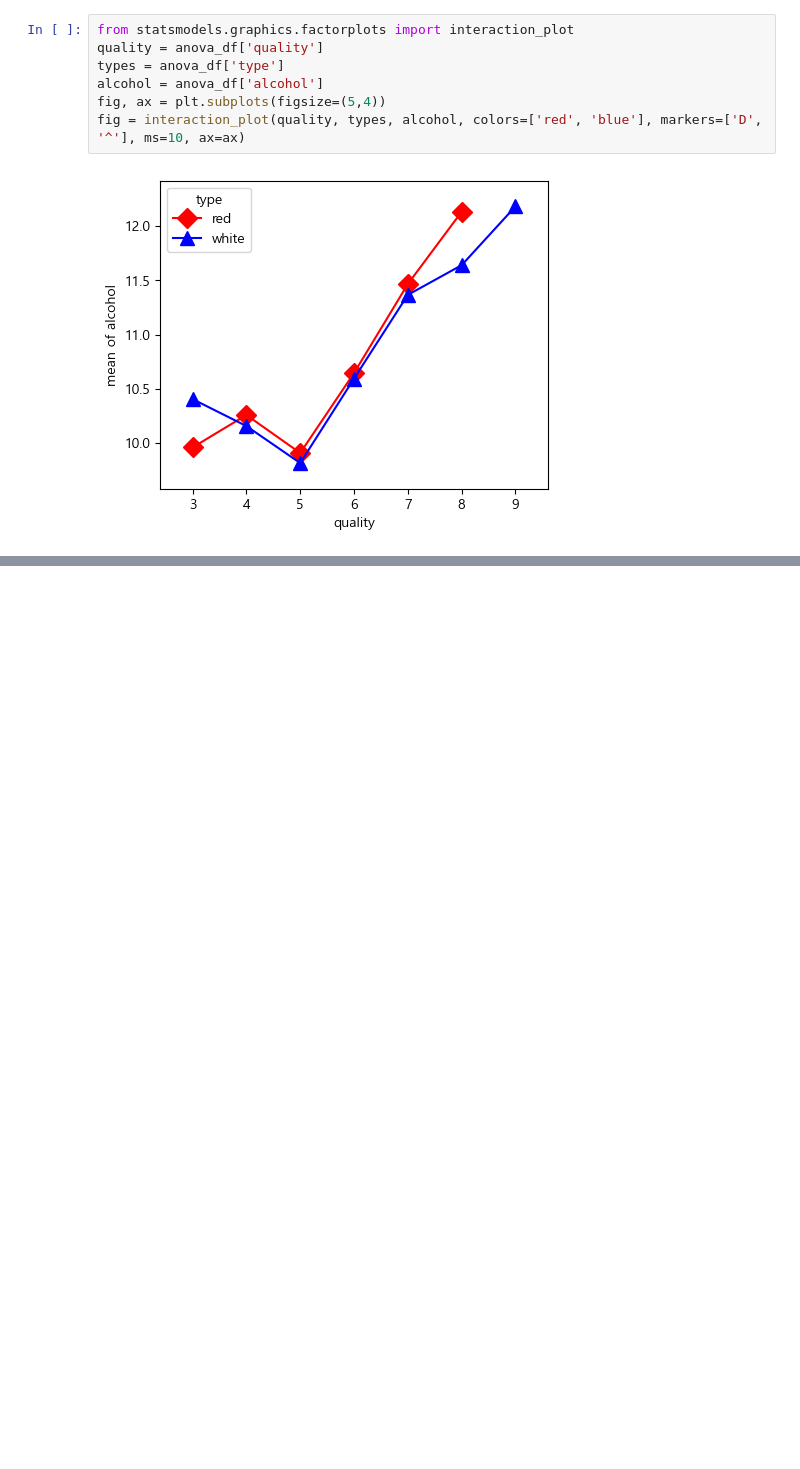
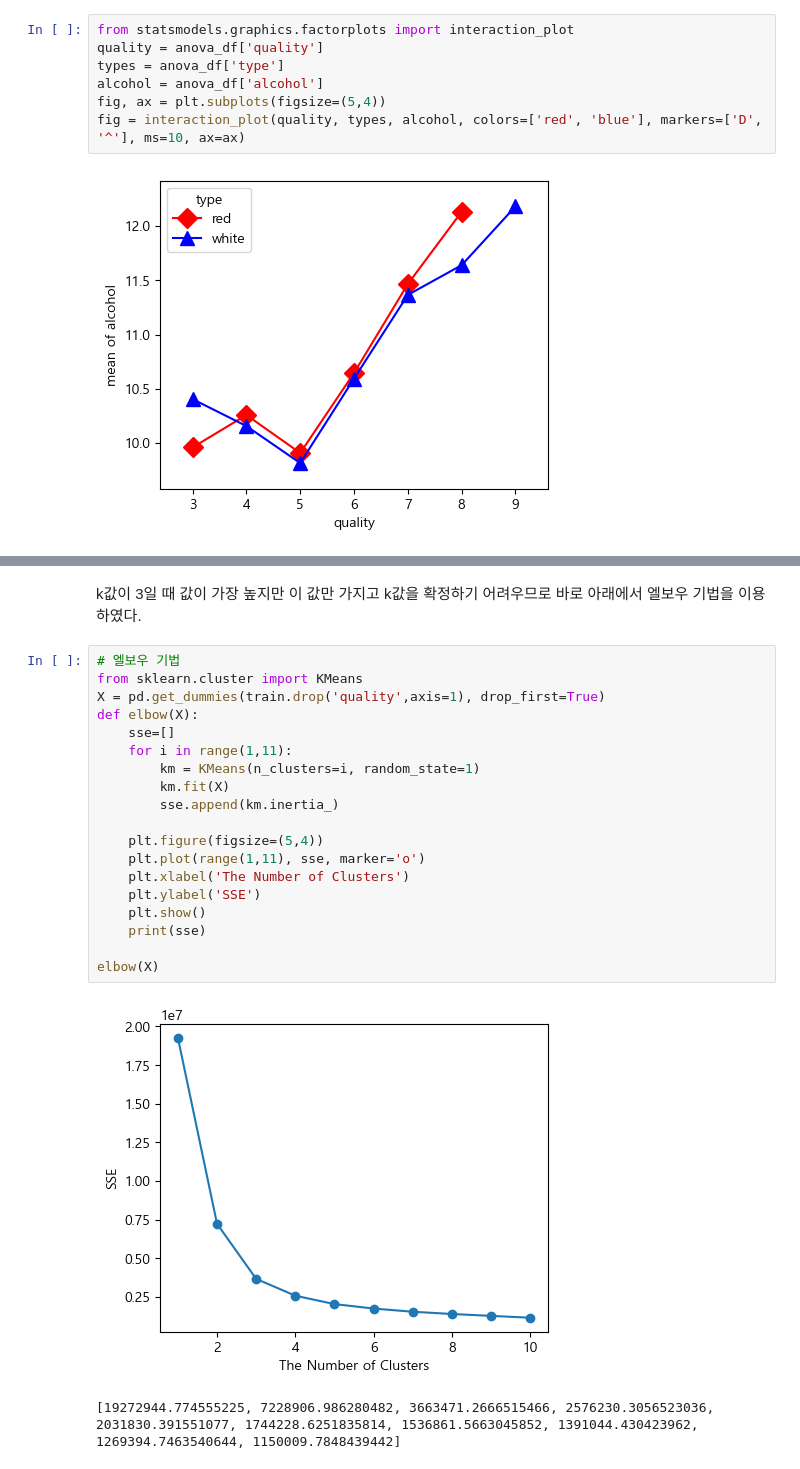
Before and after one commit to Park-Young-Bin/ADP_code, a Jupyter notebook: Dacon_와인 품질 분류.ipynb, the cells around one changed output, grey strips where cells are left out. Cells and saved outputs as stored; diff of their text form; blank space fills up the shorter version.

```diff
--- a/Dacon_와인 품질 분류.ipynb
+++ b/Dacon_와인 품질 분류.ipynb
@@ -194,0 +242,24 @@ fig = interaction_plot(quality, types, alcohol, colors=['red', 'blue'], markers=
+# %% [markdown]
+k값이 3일 때 값이 가장 높지만 이 값만 가지고 k값을 확정하기 어려우므로 바로 아래에서 엘보우 기법을 이용하였다.
+# %%
+# 엘보우 기법
+from sklearn.cluster import KMeans
+X = pd.get_dummies(train.drop('quality',axis=1), drop_first=True)
+def elbow(X):
+    sse=[]
+    for i in range(1,11):
+        km = KMeans(n_clusters=i, random_state=1)
+        km.fit(X)
+        sse.append(km.inertia_)
+
+    plt.figure(figsize=(5,4))
+    plt.plot(range(1,11), sse, marker='o')
+    plt.xlabel('The Number of Clusters')
+    plt.ylabel('SSE')
+    plt.show()
+    print(sse)
+
+elbow(X)
+# %% [output]
+[figure, added]
+[19272944.774555225, 7228906.986280482, 3663471.2666515466, 2576230.3056523036, 2031830.391551077, 1744228.6251835814, 1536861.5663045852, 1391044.430423962, 1269394.7463540644, 1150009.7848439442]
```
Also changed, not shown: parts of 15 cells of this notebook.
